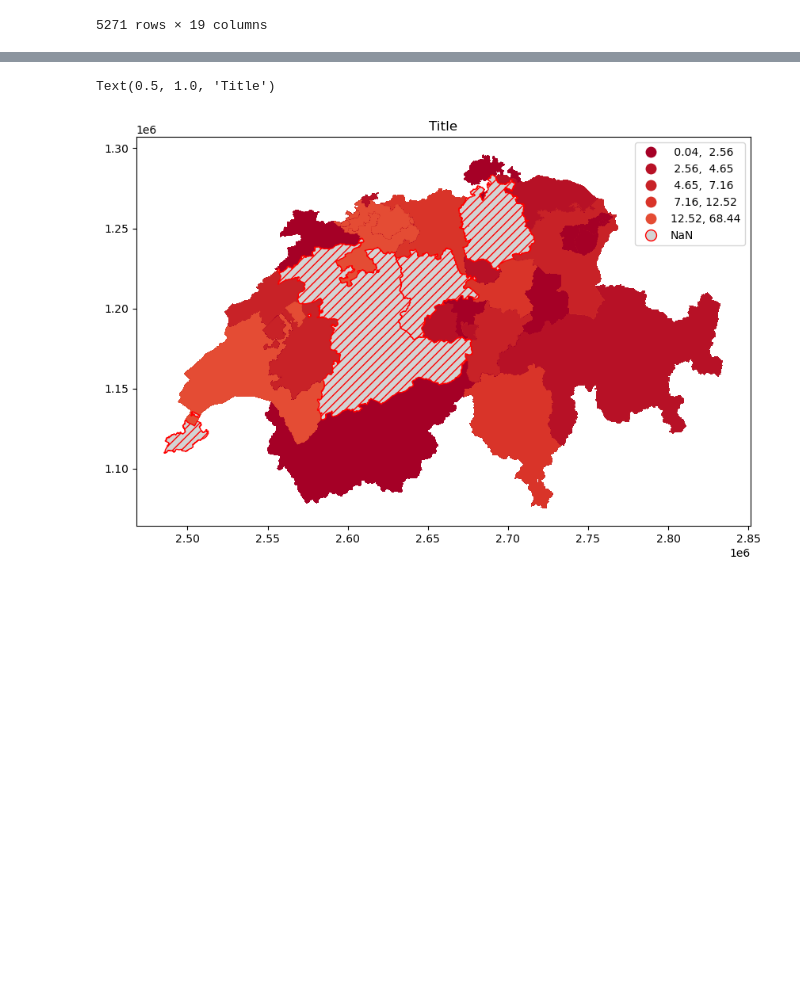
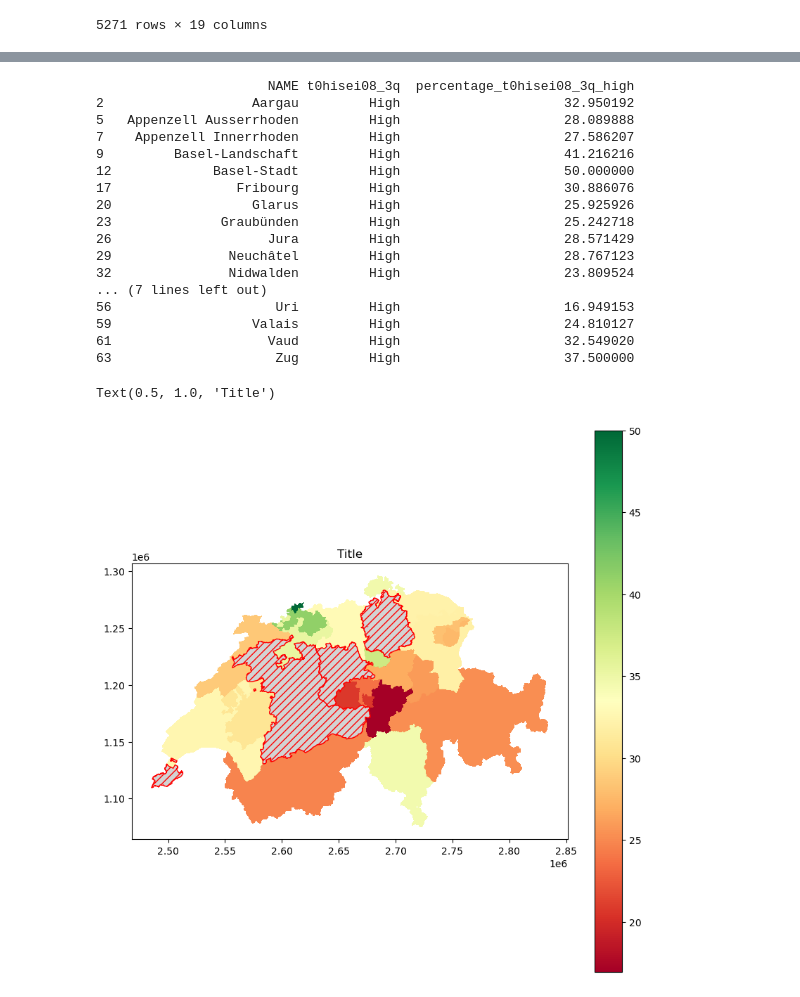
Before and after one commit to CptMeh/OpenData, a Jupyter notebook: Untitled.ipynb, the cells around one changed output, grey strips where cells are left out. Drawn from its saved outputs; the diff is of its cells as text; code cells hidden in the pictures; blank space fills up the shorter version.

Commit message:
changed the plot to show the percentage of "High" on socio-demographic background (parents income)

```diff
--- a/Untitled.ipynb
+++ b/Untitled.ipynb
@@ -67,21 +113,51 @@ data_map = gdf.merge(tree_canton,
 # %%
 fig, ax = plt.subplots(figsize=(10,10))
 
+grouped_df = data_map.groupby('NAME')['t0hisei08_3q'].value_counts(normalize=True).mul(100).rename('percentage_t0hisei08_3q_high').reset_index()
+
+# Specify the specific answer you are interested in
+specific_answer = 'High'
+
+# Filter the grouped DataFrame for the specific answer
+filtered_df = grouped_df[grouped_df['t0hisei08_3q'] == specific_answer]
+
+# Print the result
+print(filtered_df)
+
+df = data_map.merge(filtered_df,
+                        how="left",
+                        on='NAME')
+
 # Set the variable minimum and maximum, so the coloring of the data makes more sence.
-vmin = data_map['t1wt'].min()
-vmax = data_map['t1wt'].quantile(0.95)
+#vmin = data_map['t0hisei08_3q'].min()
+#vmax = data_map['t0hisei08_3q '].quantile(0.95)
 
 # Create the Geo Plot on the column.
-data_map.plot(column='t1wt',
+df.plot(column='percentage_t0hisei08_3q_high',
                 cmap='RdYlGn',
                 ax=ax,
                 legend=True,
-                missing_kwds={"color": "lightgrey", "edgecolor": "red", "hatch": "///"},
-                scheme="quantiles",
-                vmin=vmin,
-                vmax=vmax)
+                missing_kwds={"color": "lightgrey", "edgecolor": "red", "hatch": "///"}
+               )
 
 ax.set_title('Title')
 # %% [output]
-Text(0.5, 1.0, 'Title')
+                      NAME t0hisei08_3q  percentage_t0hisei08_3q_high
+2                   Aargau         High                     32.950192
+5   Appenzell Ausserrhoden         High                     28.089888
+7    Appenzell Innerrhoden         High                     27.586207
+9         Basel-Landschaft         High                     41.216216
+12             Basel-Stadt         High                     50.000000
+17                Fribourg         High                     30.886076
+20                  Glarus         High                     25.925926
+23              Graubünden         High                     25.242718
+26                    Jura         High                     28.571429
+29               Neuchâtel         High                     28.767123
+32               Nidwalden         High                     23.809524
+... (7 lines left out)
+56                     Uri         High                     16.949153
+59                  Valais         High                     24.810127
+61                    Vaud         High                     32.549020
+63                     Zug         High                     37.500000
+Text(0.5, 1.0, 'Title')
-[figure, old version]
+[figure, new version]
```
Also changed, not shown: parts of 4 cells of this notebook.
